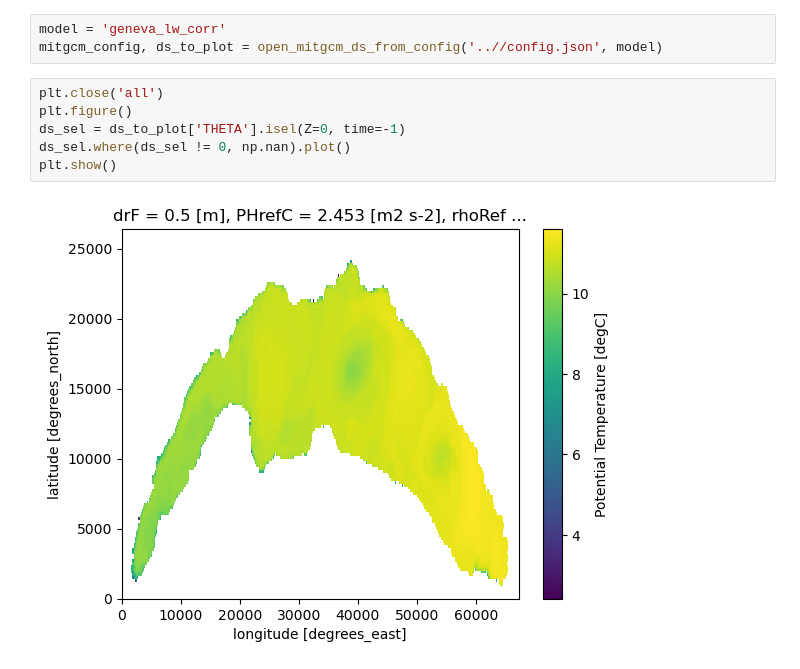
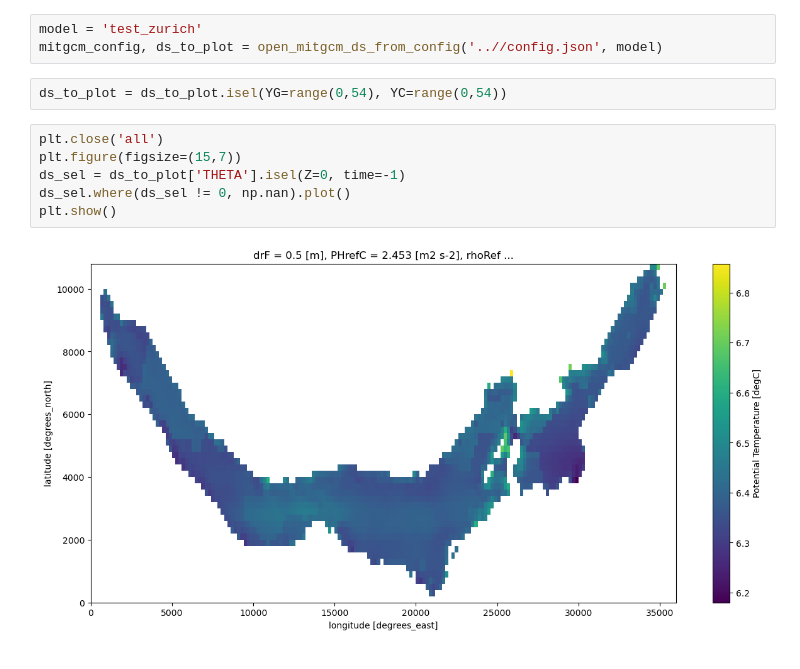
Before and after one commit to leroquan/plot_results, a Jupyter notebook: mitgcm/results_analysis/display_binary_results.ipynb, the cells around one changed output. Drawn from its saved outputs; the diff is of its cells as text.

```diff
--- a/mitgcm/results_analysis/display_binary_results.ipynb
+++ b/mitgcm/results_analysis/display_binary_results.ipynb
@@ -23,14 +26,16 @@ from mitgcm.utils_mitgcm import open_mitgcm_ds_from_config
 # %%
-model = 'geneva_lw_corr'
+model = 'test_zurich'
 mitgcm_config, ds_to_plot = open_mitgcm_ds_from_config('..//config.json', model)
+# %%
+ds_to_plot = ds_to_plot.isel(YG=range(0,54), YC=range(0,54))
 # %%
 plt.close('all')
-plt.figure()
+plt.figure(figsize=(15,7))
 ds_sel = ds_to_plot['THETA'].isel(Z=0, time=-1)
 ds_sel.where(ds_sel != 0, np.nan).plot()
 plt.show()
 # %% [output]
-[figure, old version]
+[figure, new version]
 # %%
 plt.close('all')
 plt.figure()
```
Also changed, not shown: parts of 5 cells of this notebook, 3 other files.
